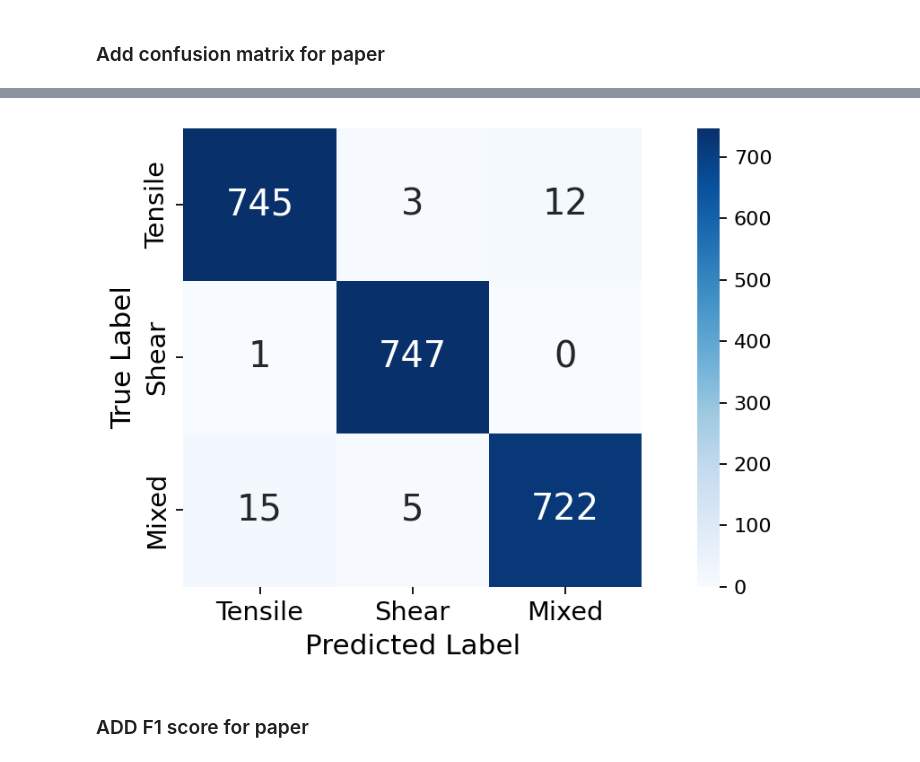
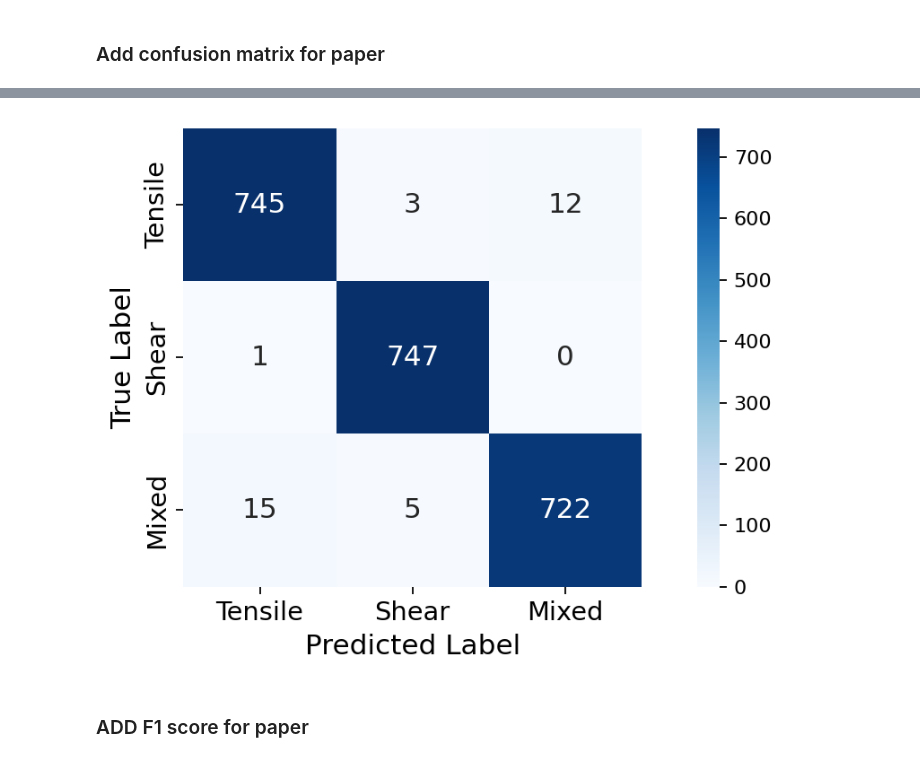
Before and after one commit to veysiadn/acustic-emission-models, a Jupyter notebook: convert_deploy.ipynb, the cells around one changed output, grey strips where cells are left out. Cells and saved outputs as stored; diff of their text form; code cells hidden in the pictures.

```diff
--- a/convert_deploy.ipynb
+++ b/convert_deploy.ipynb
@@ -651,7 +651,7 @@ plt.figure(figsize=(8,4), dpi=160)
 ax=plt.subplot(111)
 # plt.title("Confusion Matrix", fontsize=15)
 labels = ['Tensile','Shear', 'Mixed']
-sns.heatmap(cm,annot=True,cmap="Blues",fmt="d",cbar=True, annot_kws={"size": 18},ax=ax, square=True)
+sns.heatmap(cm,annot=True,cmap="Blues",fmt="d",cbar=True, annot_kws={"size": 14},ax=ax, square=True)
 ax.set_xticklabels(labels, fontsize=13)
 ax.set_yticklabels(labels, fontsize=13)
 ax.set_xlabel("Predicted Label", fontsize=14)
@@ -664,4 +664,4 @@ plt.tight_layout()
-[figure, old version]
+[figure, new version]
 # %% [markdown]
 ### ADD F1 score for paper
 # %%
```
Also changed, not shown: parts of 3 cells of this notebook.
